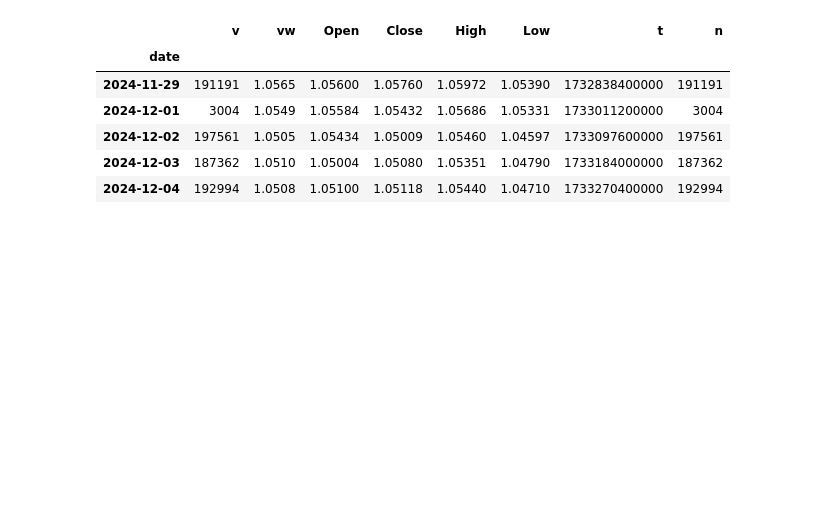
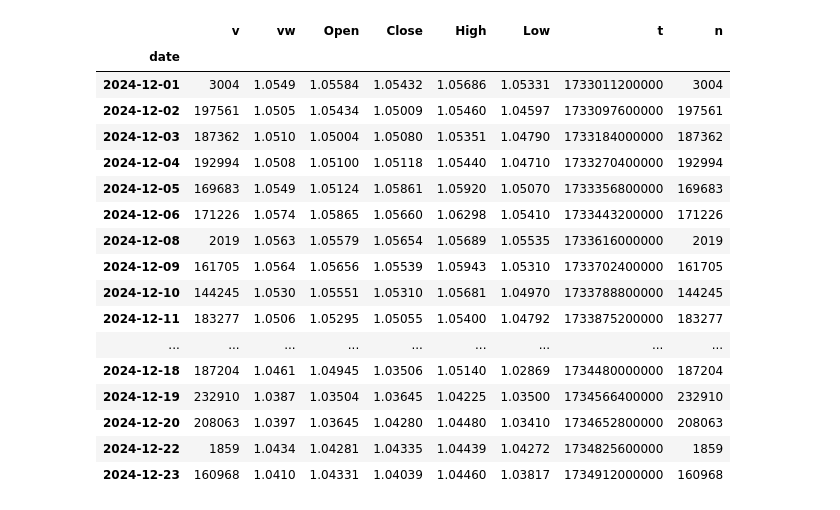
Before and after one commit to harsnyi/FXpilot., a Jupyter notebook: fx_screen/notebooks/1.ipynb, the cells around one changed output. Saved outputs shown, nothing was run; the diff lists cells and outputs as text; code cells hidden in the pictures; blank space fills up the shorter version.

```diff
--- a/fx_screen/notebooks/1.ipynb
+++ b/fx_screen/notebooks/1.ipynb
@@ -33,13 +30,24 @@ def calculate_SMA(data: pd.DataFrame, length: int = 9):
 # %%
-historical_data.head()
+historical_data.head(20)
 # %% [output]
 |  | v | vw | Open | Close | High | Low | t | n |
 | date |  |  |  |  |  |  |  |  |
-| 2024-11-29 | 191191 | 1.0565 | 1.05600 | 1.05760 | 1.05972 | 1.05390 | 1732838400000 | 191191 |
 | 2024-12-01 | 3004 | 1.0549 | 1.05584 | 1.05432 | 1.05686 | 1.05331 | 1733011200000 | 3004 |
 | 2024-12-02 | 197561 | 1.0505 | 1.05434 | 1.05009 | 1.05460 | 1.04597 | 1733097600000 | 197561 |
 | 2024-12-03 | 187362 | 1.0510 | 1.05004 | 1.05080 | 1.05351 | 1.04790 | 1733184000000 | 187362 |
 | 2024-12-04 | 192994 | 1.0508 | 1.05100 | 1.05118 | 1.05440 | 1.04710 | 1733270400000 | 192994 |
+| 2024-12-05 | 169683 | 1.0549 | 1.05124 | 1.05861 | 1.05920 | 1.05070 | 1733356800000 | 169683 |
+| 2024-12-06 | 171226 | 1.0574 | 1.05865 | 1.05660 | 1.06298 | 1.05410 | 1733443200000 | 171226 |
+| 2024-12-08 | 2019 | 1.0563 | 1.05579 | 1.05654 | 1.05689 | 1.05535 | 1733616000000 | 2019 |
+| 2024-12-09 | 161705 | 1.0564 | 1.05656 | 1.05539 | 1.05943 | 1.05310 | 1733702400000 | 161705 |
+| 2024-12-10 | 144245 | 1.0530 | 1.05551 | 1.05310 | 1.05681 | 1.04970 | 1733788800000 | 144245 |
+| 2024-12-11 | 183277 | 1.0506 | 1.05295 | 1.05055 | 1.05400 | 1.04792 | 1733875200000 | 183277 |
+| ... | ... | ... | ... | ... | ... | ... | ... | ... |
+| 2024-12-18 | 187204 | 1.0461 | 1.04945 | 1.03506 | 1.05140 | 1.02869 | 1734480000000 | 187204 |
+| 2024-12-19 | 232910 | 1.0387 | 1.03504 | 1.03645 | 1.04225 | 1.03500 | 1734566400000 | 232910 |
+| 2024-12-20 | 208063 | 1.0397 | 1.03645 | 1.04280 | 1.04480 | 1.03410 | 1734652800000 | 208063 |
+| 2024-12-22 | 1859 | 1.0434 | 1.04281 | 1.04335 | 1.04439 | 1.04272 | 1734825600000 | 1859 |
+| 2024-12-23 | 160968 | 1.0410 | 1.04331 | 1.04039 | 1.04460 | 1.03817 | 1734912000000 | 160968 |
 # %%
 mpf.plot(historical_data, type='candle', style='charles', title=f"{ticker} {depth}", ylabel='Price')
 # %% [output]
```
Also changed, not shown: parts of 8 cells of this notebook, 2 other files.
